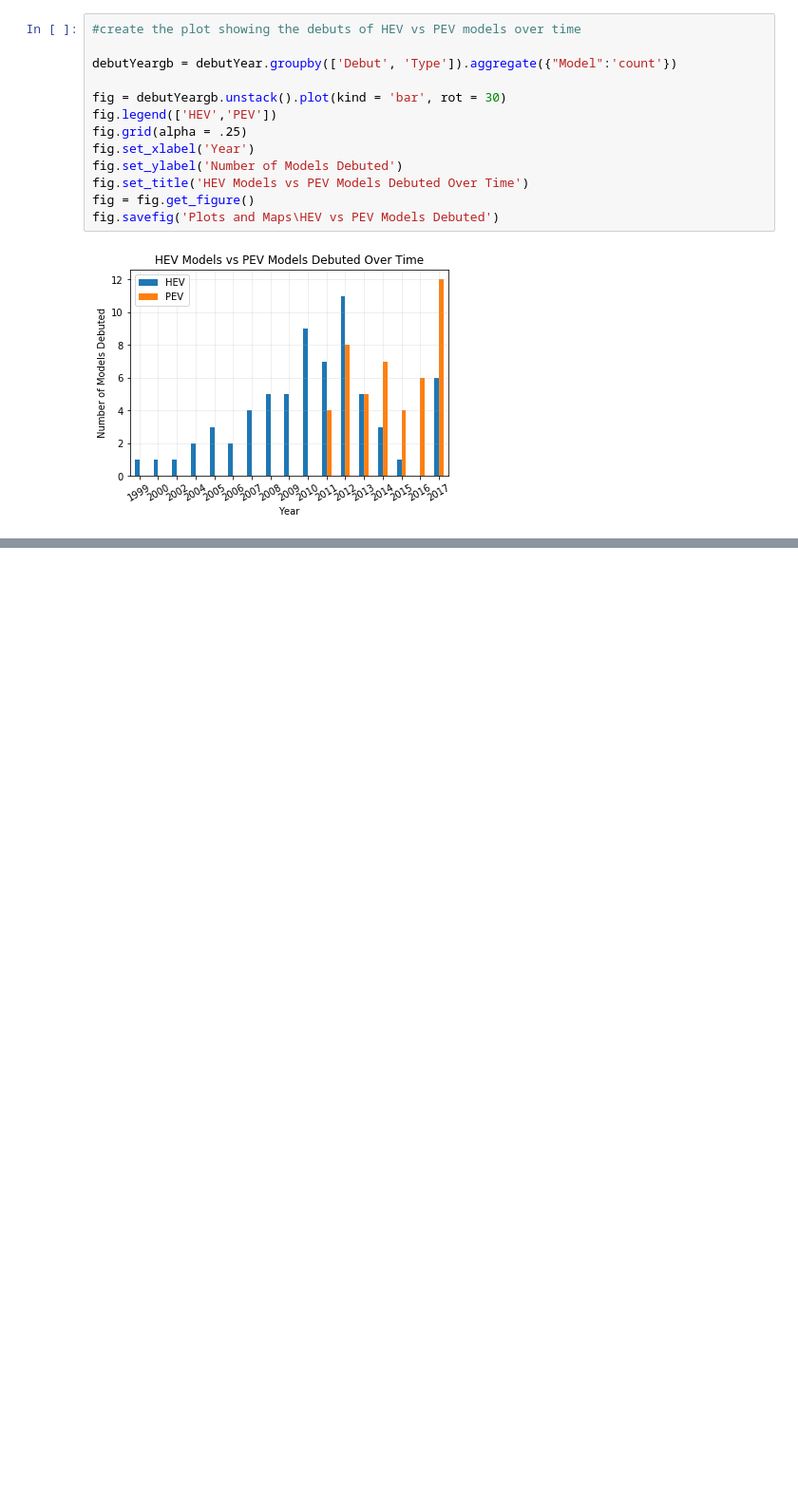
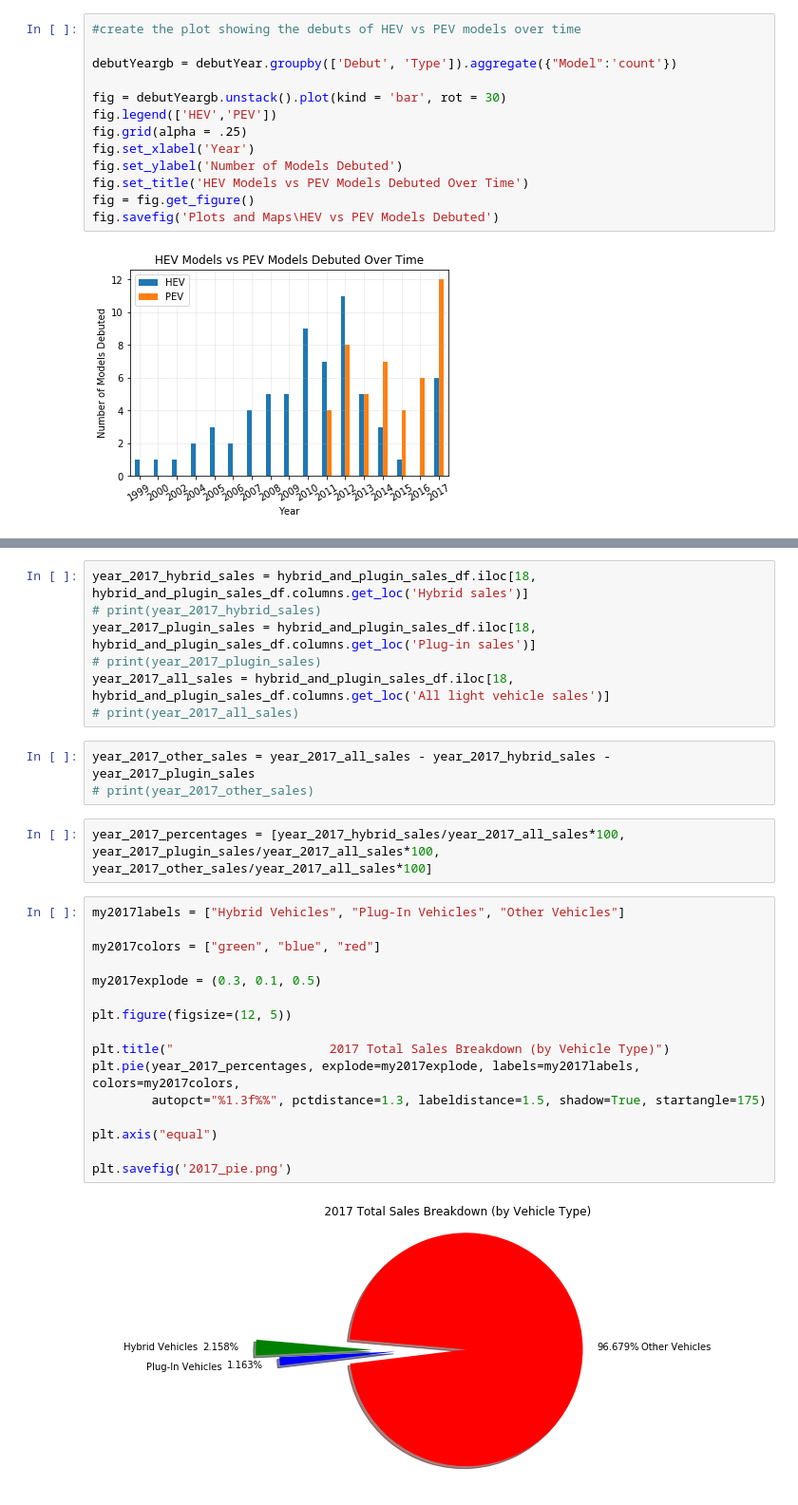
Before and after one commit to Barbara-Gordon/Team9, a Jupyter notebook: Combined Notebook 1.ipynb, the cells around one changed output, grey strips where cells are left out. Shown at 95% size. Drawn from its saved outputs; the diff is of its cells as text; blank space fills up the shorter version.

```diff
--- a/Combined Notebook 1.ipynb
+++ b/Combined Notebook 1.ipynb
@@ -359,0 +433,30 @@ fig.savefig('Plots and Maps\HEV vs PEV Models Debuted')
+# %%
+year_2017_hybrid_sales = hybrid_and_plugin_sales_df.iloc[18, hybrid_and_plugin_sales_df.columns.get_loc('Hybrid sales')]
+# print(year_2017_hybrid_sales)
+year_2017_plugin_sales = hybrid_and_plugin_sales_df.iloc[18, hybrid_and_plugin_sales_df.columns.get_loc('Plug-in sales')]
+# print(year_2017_plugin_sales)
+year_2017_all_sales = hybrid_and_plugin_sales_df.iloc[18, hybrid_and_plugin_sales_df.columns.get_loc('All light vehicle sales')]
+# print(year_2017_all_sales)
+# %%
+year_2017_other_sales = year_2017_all_sales - year_2017_hybrid_sales - year_2017_plugin_sales
+# print(year_2017_other_sales)
+# %%
+year_2017_percentages = [year_2017_hybrid_sales/year_2017_all_sales*100, year_2017_plugin_sales/year_2017_all_sales*100, year_2017_other_sales/year_2017_all_sales*100]
+# %%
+my2017labels = ["Hybrid Vehicles", "Plug-In Vehicles", "Other Vehicles"]
+
+my2017colors = ["green", "blue", "red"]
+
+my2017explode = (0.3, 0.1, 0.5)
+
+plt.figure(figsize=(12, 5))
+
+plt.title("                     2017 Total Sales Breakdown (by Vehicle Type)")
+plt.pie(year_2017_percentages, explode=my2017explode, labels=my2017labels, colors=my2017colors,
+        autopct="%1.3f%%", pctdistance=1.3, labeldistance=1.5, shadow=True, startangle=175)
+
+plt.axis("equal")
+
+plt.savefig('2017_pie.png')
+# %% [output]
+[figure, added]
```
Also changed, not shown: parts of 14 cells of this notebook.
